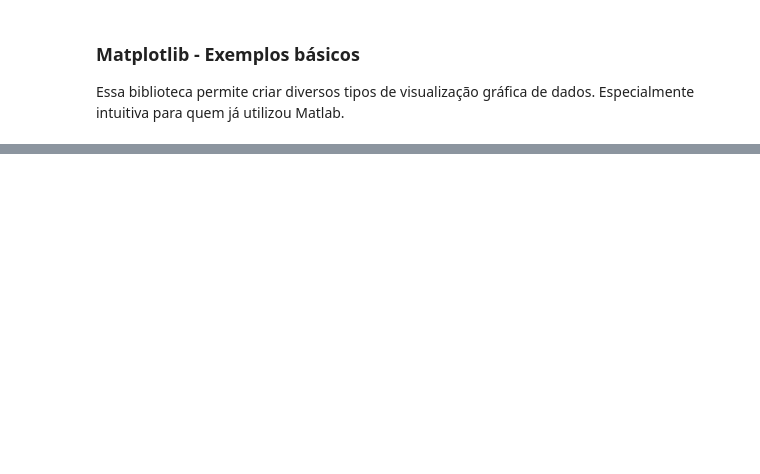
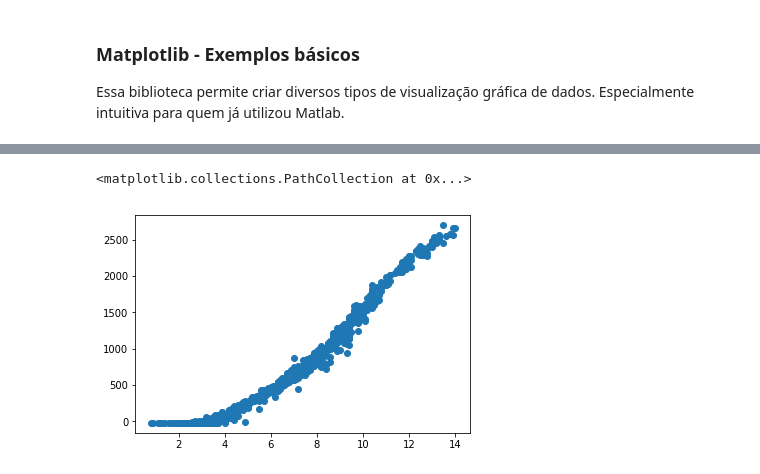
Before and after one commit to elipsesoftware/EPMProcessor, a Jupyter notebook: epmwebapi/exemplos/basic_use_matplotlib.ipynb, the cells around one changed output, grey strips where cells are left out. Drawn from its saved outputs; the diff is of its cells as text; code cells hidden in the pictures; blank space fills up the shorter version.

```diff
--- a/epmwebapi/exemplos/basic_use_matplotlib.ipynb
+++ b/epmwebapi/exemplos/basic_use_matplotlib.ipynb
@@ -42,0 +56,12 @@ plt.hist(data['Value'])
+# %%
+connection = epm.EpmConnection('http://localhost:44333', 'http://localhost:44332', 'sa', 'Epm2017')
+
+power = 'SP01_PowerAvg'
+
+bv_power = connection.getDataObjects([power])
+power_data = bv_power[power].historyReadAggregate(aggregationdetails, queryperiod)
+# %%
+plt.scatter(wind_data['Value'],power_data['Value'])
+# %% [output]
+<matplotlib.collections.PathCollection at 0x...>
+[figure, added]
```
Also changed, not shown: parts of 12 cells of this notebook, 2 other files.
